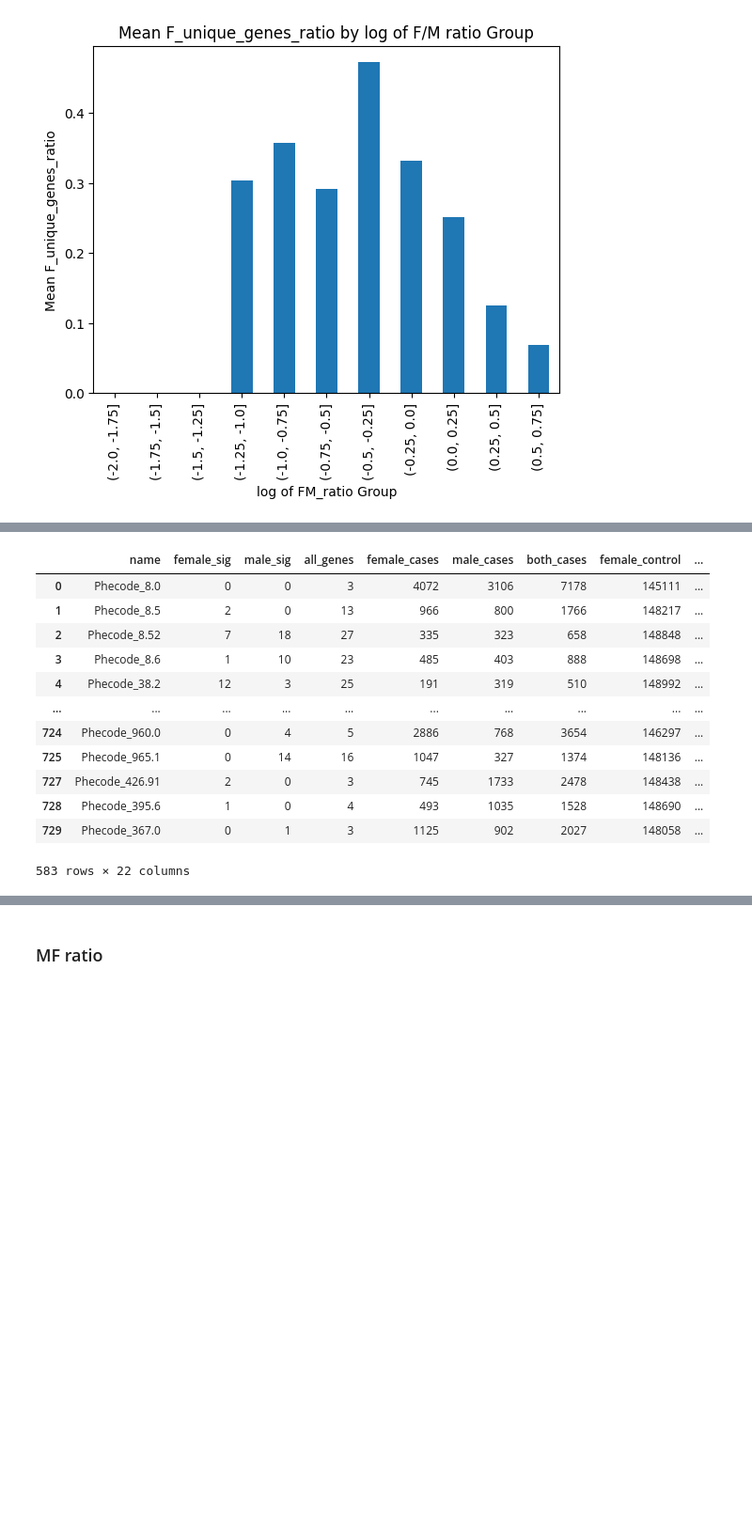
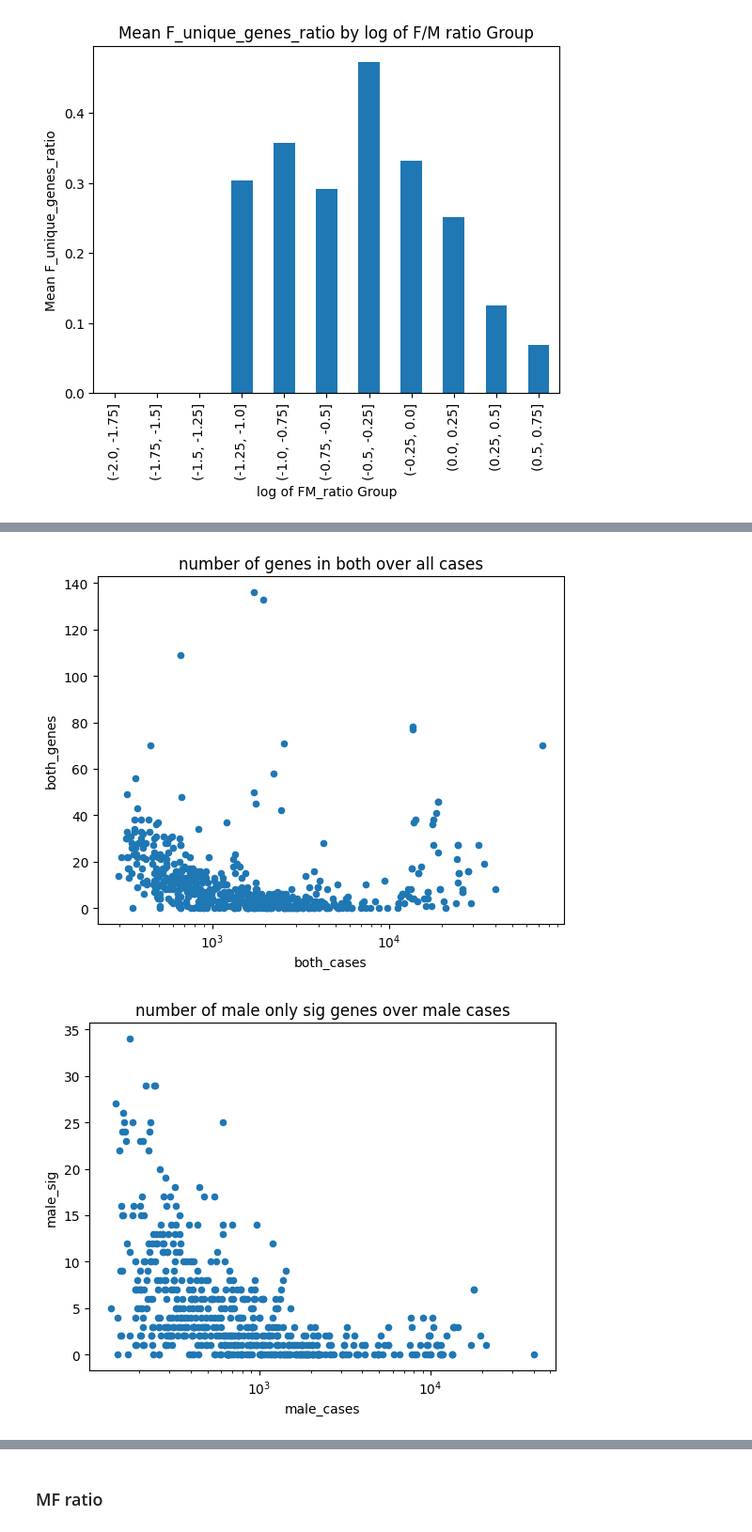
Before and after one commit to RoeiZucker/jupyter_backup, a Jupyter notebook: Thesis_project/basic_sex_depandent_prediction.ipynb, the cells around one changed output, grey strips where cells are left out. Shown at 94% size. Cells and saved outputs as stored; diff of their text form; code cells hidden in the pictures; blank space fills up the shorter version.

```diff
--- a/Thesis_project/basic_sex_depandent_prediction.ipynb
+++ b/Thesis_project/basic_sex_depandent_prediction.ipynb
@@ -342,16 +373,7 @@ plot_mean_group_bar_plot(df,'log_FM_ratio','F_unique_genes_ratio',list(np.arange
 # %%
-df
+plot_scatter_plot(df,'both_cases','both_genes',"number of genes in both over all cases",True)
+plot_scatter_plot(df,'male_cases','male_sig',"number of male only sig genes over male cases",True)
+plot_scatter_plot(df,'female_cases','female_sig',"number of female only sig genes over female cases",True)
 # %% [output]
-|  | name | female_sig | male_sig | all_genes | female_cases | male_cases | both_cases | female_control | ... |
-| 0 | Phecode_8.0 | 0 | 0 | 3 | 4072 | 3106 | 7178 | 145111 | ... |
-| 1 | Phecode_8.5 | 2 | 0 | 13 | 966 | 800 | 1766 | 148217 | ... |
-| 2 | Phecode_8.52 | 7 | 18 | 27 | 335 | 323 | 658 | 148848 | ... |
-| 3 | Phecode_8.6 | 1 | 10 | 23 | 485 | 403 | 888 | 148698 | ... |
-| 4 | Phecode_38.2 | 12 | 3 | 25 | 191 | 319 | 510 | 148992 | ... |
-| ... | ... | ... | ... | ... | ... | ... | ... | ... | ... |
-| 724 | Phecode_960.0 | 0 | 4 | 5 | 2886 | 768 | 3654 | 146297 | ... |
-| 725 | Phecode_965.1 | 0 | 14 | 16 | 1047 | 327 | 1374 | 148136 | ... |
-| 727 | Phecode_426.91 | 2 | 0 | 3 | 745 | 1733 | 2478 | 148438 | ... |
-| 728 | Phecode_395.6 | 1 | 0 | 4 | 493 | 1035 | 1528 | 148690 | ... |
-| 729 | Phecode_367.0 | 0 | 1 | 3 | 1125 | 902 | 2027 | 148058 | ... |
-583 rows × 22 columns
+[figure, added]
+[figure, added]
```
Also changed, not shown: parts of 21 cells of this notebook, 19 other files.
